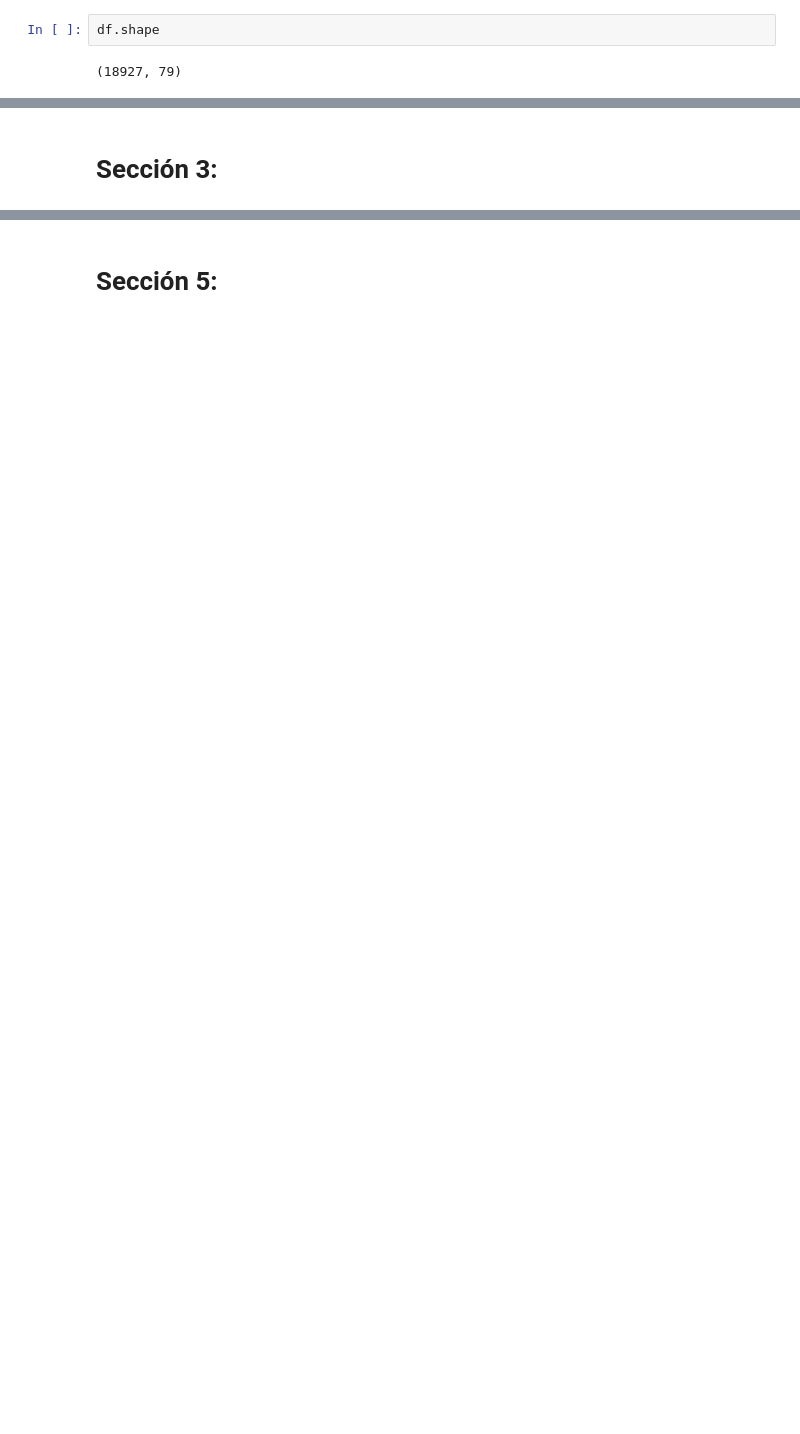
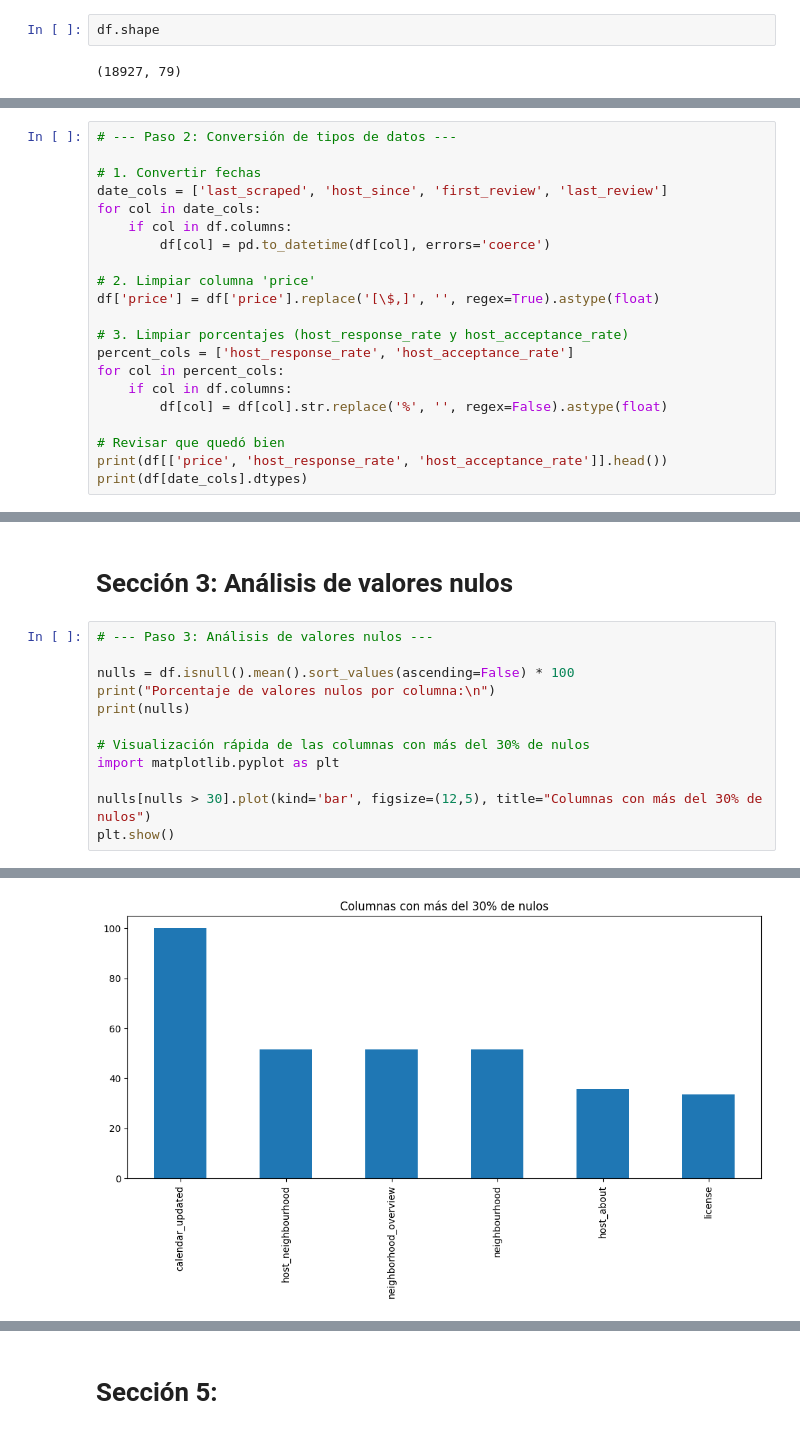
Before and after one commit to 10santiago12/Taller-1, a Jupyter notebook: Taller_1_EDA_Modelos_Regresion.ipynb, the cells around one changed output, grey strips where cells are left out. Saved outputs shown, nothing was run; the diff lists cells and outputs as text; blank space fills up the shorter version.

Commit message:
Primeros pasos

```diff
--- a/Taller_1_EDA_Modelos_Regresion.ipynb
+++ b/Taller_1_EDA_Modelos_Regresion.ipynb
@@ -190,0 +226,21 @@ df.shape
+# %%
+# --- Paso 2: Conversión de tipos de datos ---
+
+# 1. Convertir fechas
+date_cols = ['last_scraped', 'host_since', 'first_review', 'last_review']
+for col in date_cols:
+    if col in df.columns:
+        df[col] = pd.to_datetime(df[col], errors='coerce')
+
+# 2. Limpiar columna 'price'
+df['price'] = df['price'].replace('[\$,]', '', regex=True).astype(float)
+
+# 3. Limpiar porcentajes (host_response_rate y host_acceptance_rate)
+percent_cols = ['host_response_rate', 'host_acceptance_rate']
+for col in percent_cols:
+    if col in df.columns:
+        df[col] = df[col].str.replace('%', '', regex=False).astype(float)
+
+# Revisar que quedó bien
+print(df[['price', 'host_response_rate', 'host_acceptance_rate']].head())
+print(df[date_cols].dtypes)
@@ -191,2 +259,15 @@ df.shape
 # %% [markdown]
-# Sección 3:
+# Sección 3: Análisis de valores nulos
+# %%
+# --- Paso 3: Análisis de valores nulos ---
+
+nulls = df.isnull().mean().sort_values(ascending=False) * 100
+print("Porcentaje de valores nulos por columna:\n")
+print(nulls)
+
+# Visualización rápida de las columnas con más del 30% de nulos
+import matplotlib.pyplot as plt
+
+nulls[nulls > 30].plot(kind='bar', figsize=(12,5), title="Columnas con más del 30% de nulos")
+plt.show()
+# %% [output]
@@ -193 +288,2 @@ df.shape
+[figure, added]
 # %% [markdown]
```
Also changed, not shown: parts of 8 cells of this notebook.
